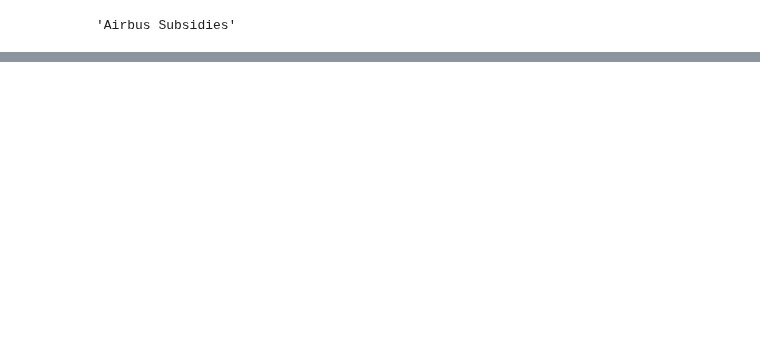
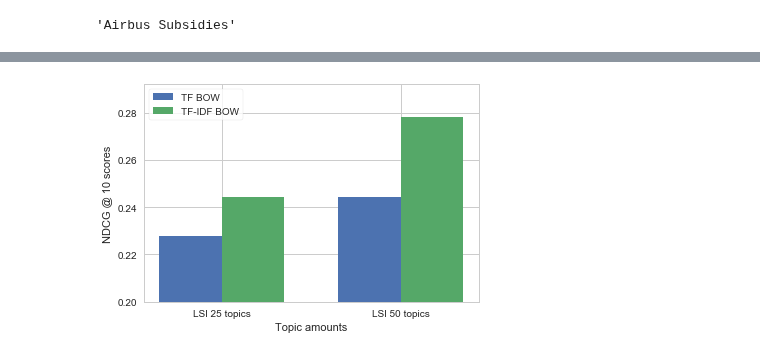
Before and after one commit to JappaB/Information-Retrieval, a Jupyter notebook: analysis.ipynb, the cells around one changed output, grey strips where cells are left out. Saved outputs shown, nothing was run; the diff lists cells and outputs as text; code cells hidden in the pictures; blank space fills up the shorter version.

```diff
--- a/analysis.ipynb
+++ b/analysis.ipynb
@@ -103 +307,63 @@ W2V_test_5eps.txt
+# %%
+# Plot the impact of rescoring a TF-IDF score for each word in the  TF-IDF's top 1000 ranking:
+with open("run/LSI_validation_topics_25.txt") as file_obj:
+    contents = [line.strip().split() for line in file_obj.readlines()]
+    for content in contents:
+        metric, query, score = content
+        if query == 'all':
+            topics_25_non[metric] = score
+
+with open("run/LSI_validation_topics_50.txt") as file_obj:
+    contents = [line.strip().split() for line in file_obj.readlines()]
+    for content in contents:
+        metric, query, score = content
+        if query == 'all':
+            topics_50_non[metric] = score
+
+with open("run/LSI_validation_topics_25_tfidf.txt") as file_obj:
+    contents = [line.strip().split() for line in file_obj.readlines()]
+    for content in contents:
+        metric, query, score = content
+        if query == 'all':
+            topics_25_tfidf[metric] = score
+
+with open("run/LSI_validation_topics_50_tfidf.txt") as file_obj:
+    contents = [line.strip().split() for line in file_obj.readlines()]
+    for content in contents:
+        metric, query, score = content
+        if query == 'all':
+            topics_50_tfidf[metric] = score
+
+n_groups = 2
+
+non_tfidf = (topics_25_non['ndcg_cut_10'], topics_50_non['ndcg_cut_10'])
+
+tfidf = (topics_25_tfidf['ndcg_cut_10'], topics_50_tfidf['ndcg_cut_10'])
+
+fig, ax = plt.subplots()
+
+index = np.arange(n_groups)
+bar_width = 0.35
+
+opacity = 1
+
+rects1 = plt.bar(index, non_tfidf, bar_width,
+                 alpha=opacity,
+                 label='TF BOW')
+
+rects2 = plt.bar(index + bar_width, tfidf, bar_width,
+                 alpha=opacity,
+                 label='TF-IDF BOW')
+
+plt.xlabel('Topic amounts')
+plt.ylabel('NDCG @ 10 scores')
+#plt.title('Scores by LSI topic amount, TF-IDF improvement and metric')
+plt.xticks(index + bar_width / 2, ('LSI 25 topics', 'LSI 50 topics'))
+plt.ylim(ymin=0.2)
+plt.legend(frameon=True)
+
+plt.savefig('tfidf_improvement_LSI.png')
+plt.show()
+# %% [output]
+[figure, added]
 # %%
```
Also changed, not shown: parts of 10 cells of this notebook.
